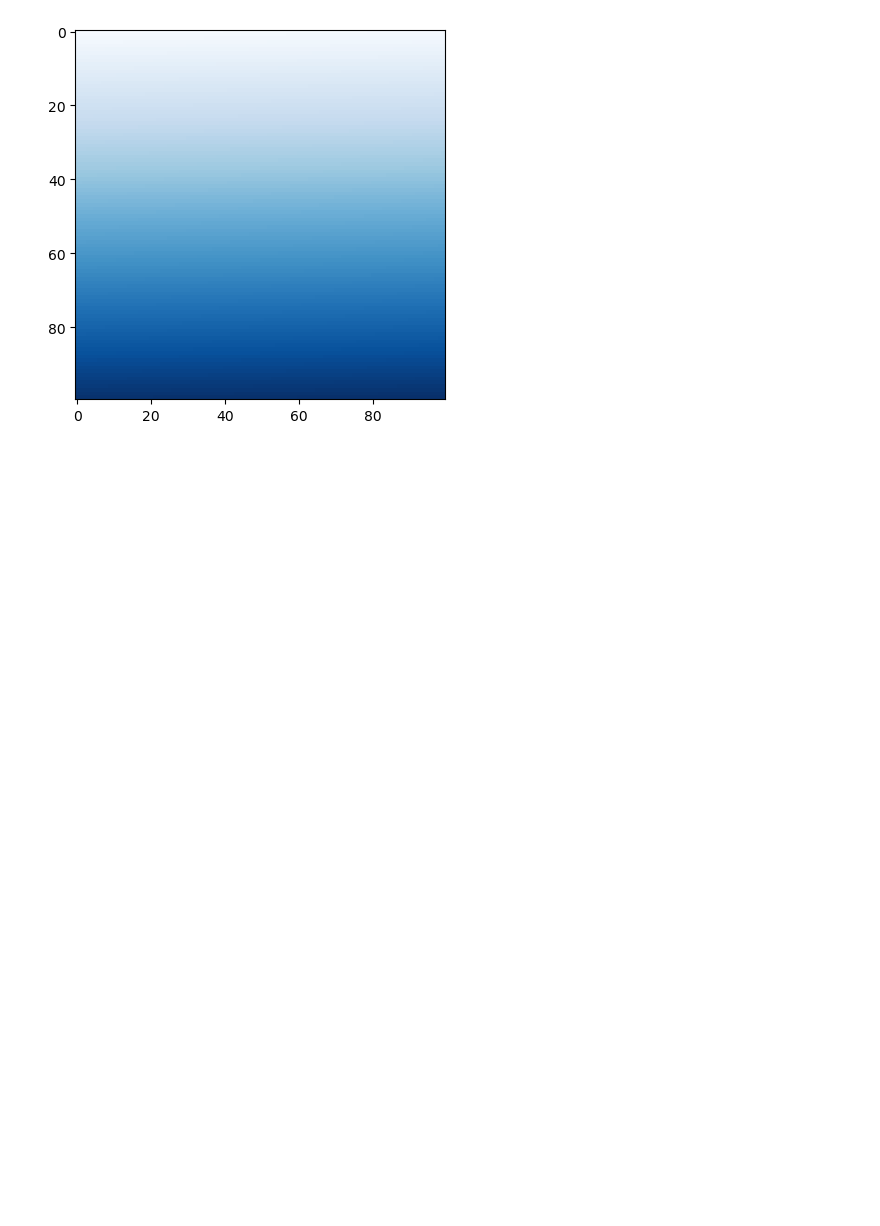
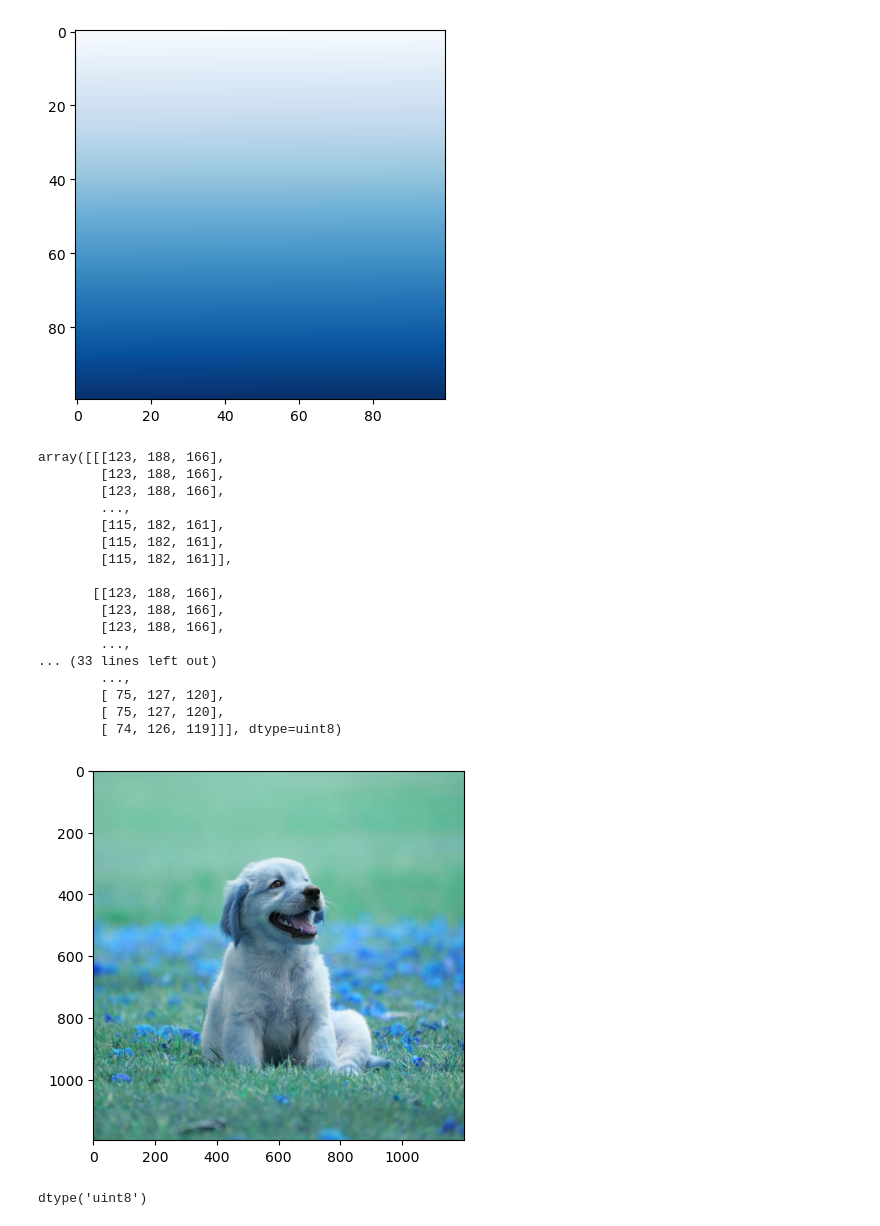
Before and after one commit to PrathameshP26/Computer-Vision, a Jupyter notebook: CV_Basics.ipynb, the cells around one changed output. Saved outputs shown, nothing was run; the diff lists cells and outputs as text; code cells hidden in the pictures; blank space fills up the shorter version.

```diff
--- a/CV_Basics.ipynb
+++ b/CV_Basics.ipynb
@@ -37,0 +40,27 @@ plt.imshow(z,cmap='Blues')
+# %%
+image=cv2.imread('D:\Computer Vision\Computer-Vision\dog1.jpg')
+plt.imshow(image)
+image
+# %% [output]
+array([[[123, 188, 166],
+        [123, 188, 166],
+        [123, 188, 166],
+        ...,
+        [115, 182, 161],
+        [115, 182, 161],
+        [115, 182, 161]],
+
+       [[123, 188, 166],
+        [123, 188, 166],
+        [123, 188, 166],
+        ...,
+... (33 lines left out)
+        ...,
+        [ 75, 127, 120],
+        [ 75, 127, 120],
+        [ 74, 126, 119]]], dtype=uint8)
+[figure, added]
+# %%
+image.dtype
+# %% [output]
+dtype('uint8')
```
Also changed, not shown: parts of 4 cells of this notebook, 1 other file.
